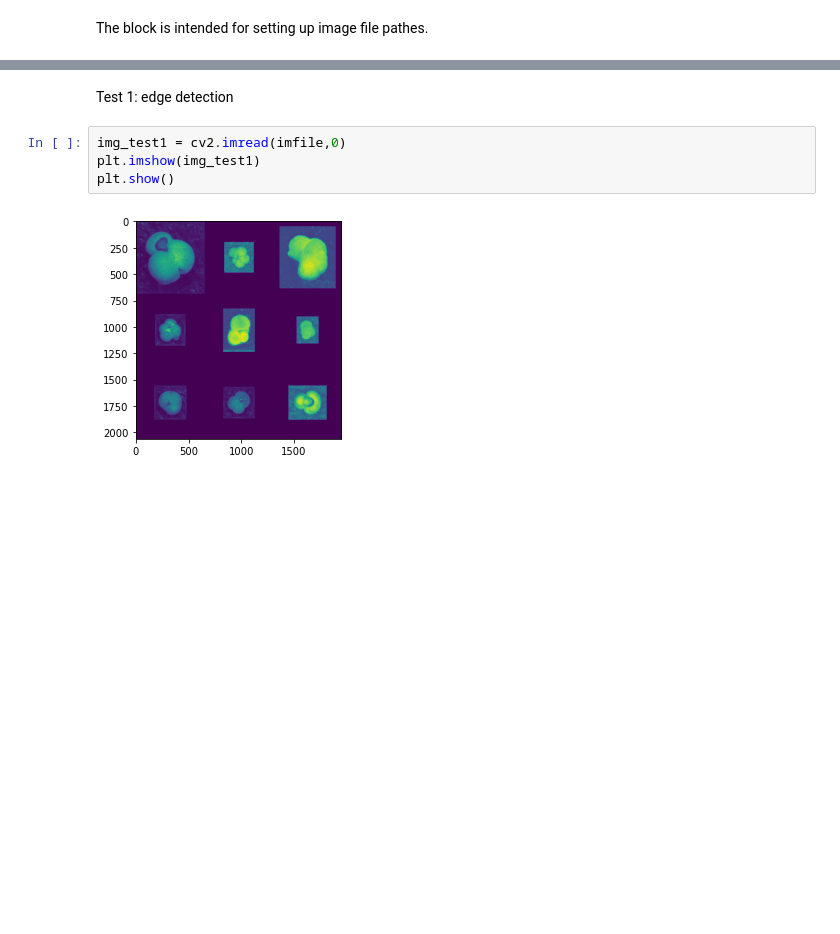
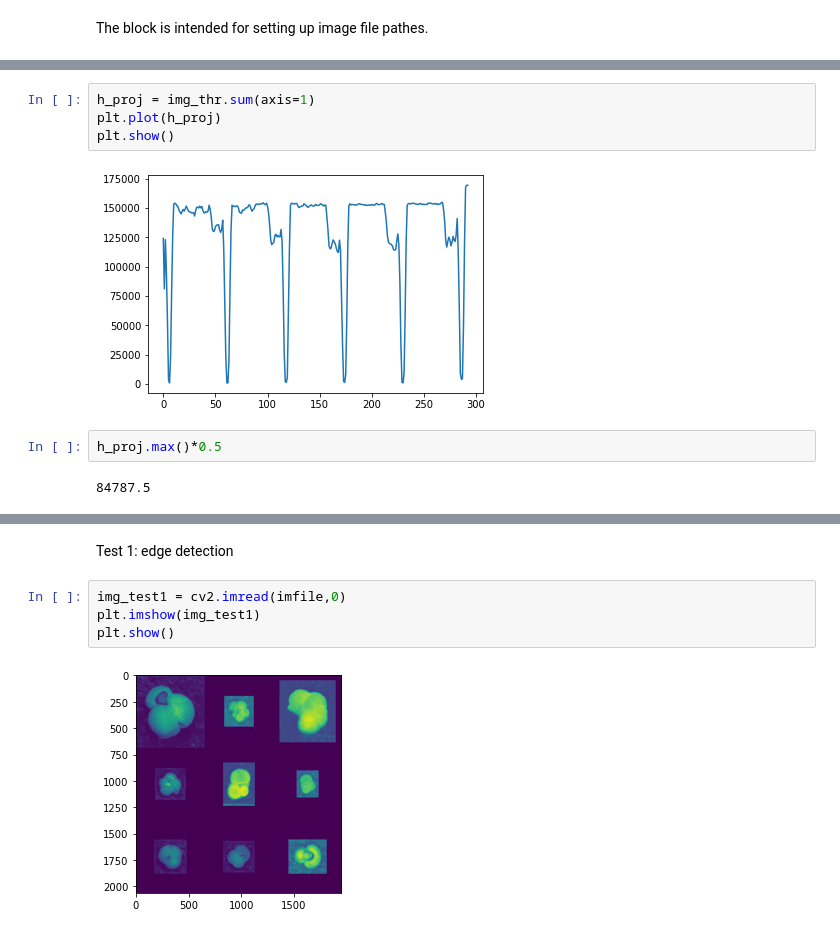
Before and after one commit to y1huac00/SummerProject, a Jupyter notebook: Utils/cv_experiments.ipynb, the cells around one changed output, grey strips where cells are left out. Cells and saved outputs as stored; diff of their text form; blank space fills up the shorter version.

```diff
--- a/Utils/cv_experiments.ipynb
+++ b/Utils/cv_experiments.ipynb
@@ -14,0 +50,10 @@ furry = '../Plaindata/!ZF6590-1-Globigerinoides-sacculifer_obj00001_plane000'
+# %%
+h_proj = img_thr.sum(axis=1)
+plt.plot(h_proj)
+plt.show()
+# %% [output]
+[figure, added]
+# %%
+h_proj.max()*0.5
+# %% [output]
+84787.5
```
Also changed, not shown: parts of 17 cells of this notebook, 1 other file.
